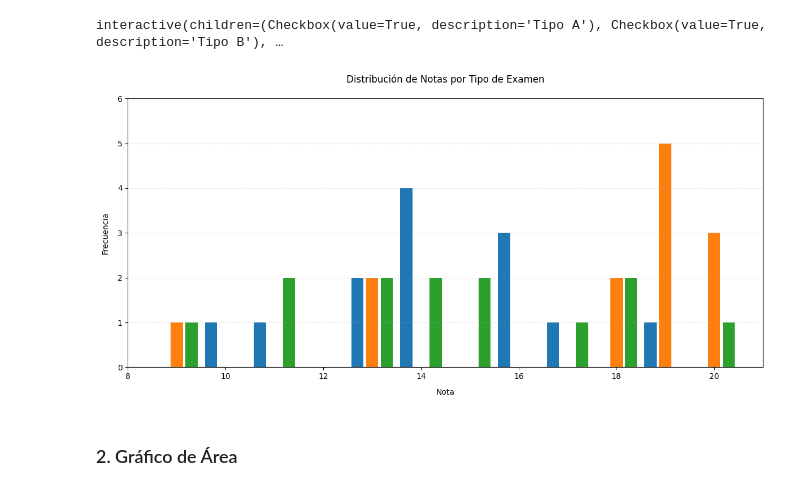
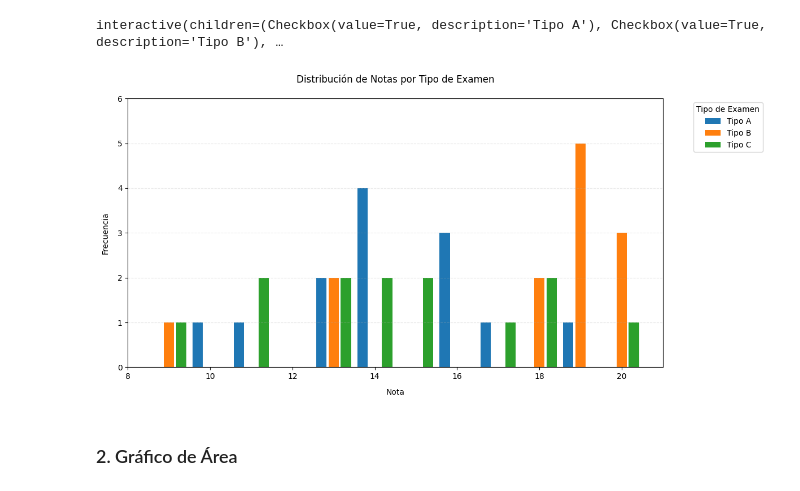
Before and after one commit to josevasquezramos/algoritmosevolutivos, a Jupyter notebook: Teoria Semana 07/Notas.ipynb, the cells around one changed output. Saved outputs shown, nothing was run; the diff lists cells and outputs as text; code cells hidden in the pictures.

Commit message:
Analisis de examen de 1U

```diff
--- a/Teoria Semana 07/Notas.ipynb
+++ b/Teoria Semana 07/Notas.ipynb
@@ -116,29 +116,30 @@ interactive(children=(Checkbox(value=True, description='Tipo A'), Checkbox(value
 # %%
 # Gráfico de barras no interactivo
 plt.figure(figsize=FIG_SIZE)
 ax = plt.gca()
 
 # Dibujar todas las barras disponibles
 for tipo in tipos_disponibles:
     pos = posiciones[tipo] if len(tipos_disponibles) > 1 else 0
     plt.bar(frecuencias.index + pos,
            frecuencias[tipo],
            width=ancho_barra,
            color=COLORES[tipo],
-           label=tipo)
+           label=f'Tipo {tipo}')
 
 # Configuración del gráfico
 ax.set_ylim(y_limit)
 ax.set_xlim(frecuencias.index[0]-1, frecuencias.index[-1]+1)
 ax.set_title('Distribución de Notas por Tipo de Examen', pad=20)
 ax.set_xlabel('Nota', labelpad=10)
 ax.set_ylabel('Frecuencia', labelpad=10)
 ax.grid(axis='y', linestyle='--', alpha=0.3)
+ax.legend(title='Tipo de Examen', bbox_to_anchor=(1.05, 1), loc='upper left')
 
 plt.tight_layout()
 plt.show()
 # %% [output]
-[figure, old version]
+[figure, new version]
 # %% [markdown]
 ### 2. Gráfico de Área
 # %%
```
